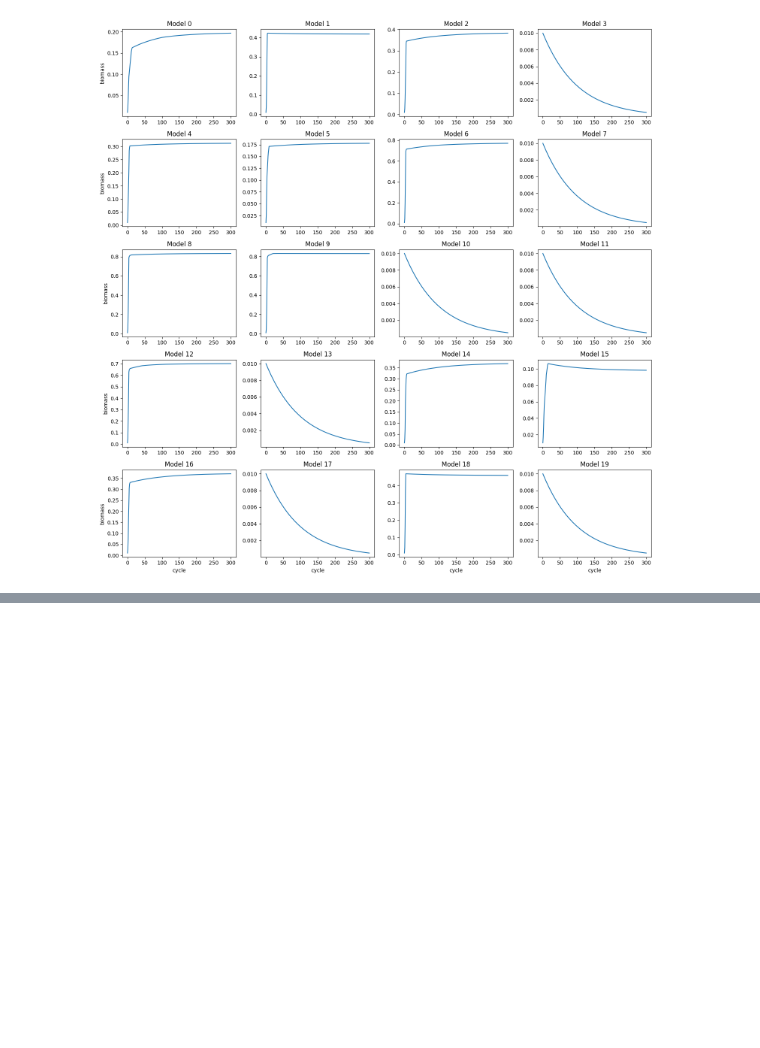
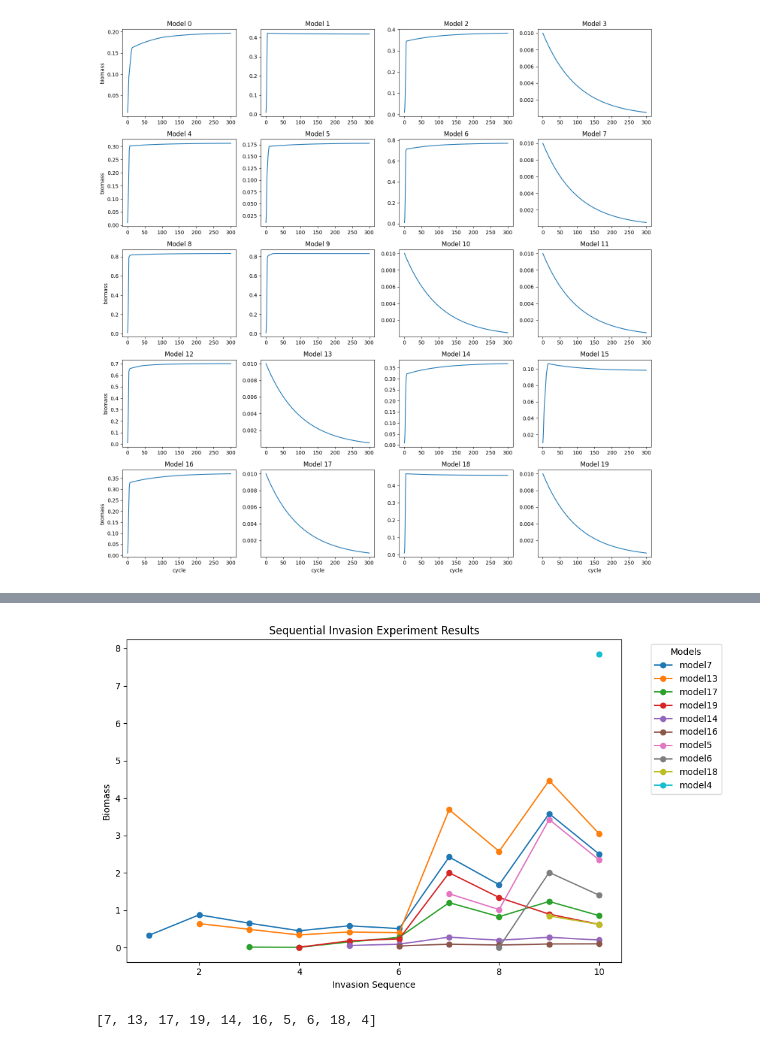
Before and after one commit to Sabdha07/metabolic_modelling, a Jupyter notebook: comets/cometspy_basic.ipynb, the cells around one changed output, grey strips where cells are left out. Cells and saved outputs as stored; diff of their text form; code cells hidden in the pictures; blank space fills up the shorter version.

```diff
--- a/comets/cometspy_basic.ipynb
+++ b/comets/cometspy_basic.ipynb
@@ -184,0 +206,5 @@ Time taken: 426.1483690738678 seconds
+# %%
+biomass_df = pd.DataFrame(biomass_dict[0]['cycle'])
+for i in biomass_dict:
+    biomass_df[f'model{i}'] = biomass_dict[i][f'model{i}']
+biomass_df
@@ -214,0 +257,4 @@ plt.show()
+# %%
+from itertools import combinations
+pairwise_numbers = list(combinations(range(1, 21), 2))
+len(pairwise_numbers)
@@ -214,0 +286,21 @@ plt.show()
+# %%
+#params
+
+pairwise_params = c.params()
+pairwise_params = c.params()
+pairwise_params.set_param('deathRate', dilution_rate)
+pairwise_params.set_param('metaboliteDilutionRate', dilution_rate)
+
+pairwise_params.set_param("spaceWidth", 0.1)
+pairwise_params.set_param("defaultVmax", 20.) #vmax = 20 mmol gDW-1h-1 for all metabolites
+pairwise_params.set_param("defaultKm", 0.05) #km = 0.05 mmol
+
+pairwise_params.set_param('timeStep', 0.1) #hours - The amount of time between two consecutive simulation updates
+pairwise_params.set_param('maxSpaceBiomass', 10.) #gDW
+pairwise_params.set_param('maxCycles', 300) #duration of simulation in timesteps - number of simulation cycles
+
+#save media and flux data
+pairwise_params.set_param('writeFluxLog', False)
+pairwise_params.set_param('writeMediaLog', False)
+#pairwise_params.set_param('FluxLogRate', 1)
+#pairwise_params.set_param('MediaLogRate', 1)
@@ -237,0 +793,20 @@ models_meta
+# %%
+# Plotting
+plt.figure(figsize=(10, 6))
+
+for model in df.columns:
+    plt.plot(df.index, df[model], marker='o', label=model)
+
+plt.xlabel('Invasion Sequence')
+plt.ylabel('Biomass')
+plt.title('Sequential Invasion Experiment Results')
+plt.legend(title='Models', bbox_to_anchor=(1.05, 1), loc='upper left')
+plt.tight_layout()
+
+plt.show()
+# %% [output]
+[figure, added]
+# %%
+sp_id_list
+# %% [output]
+[7, 13, 17, 19, 14, 16, 5, 6, 18, 4]
```
Also changed, not shown: parts of 27 cells of this notebook, 3 other files.
